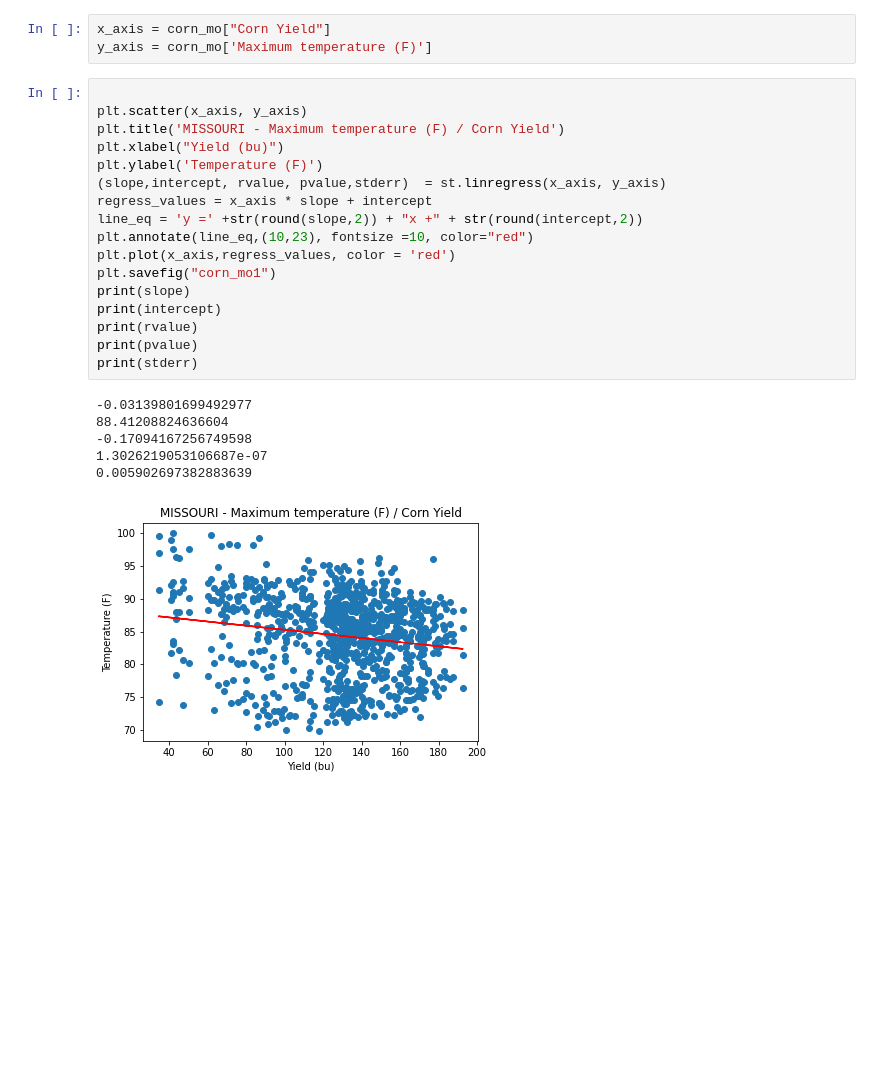
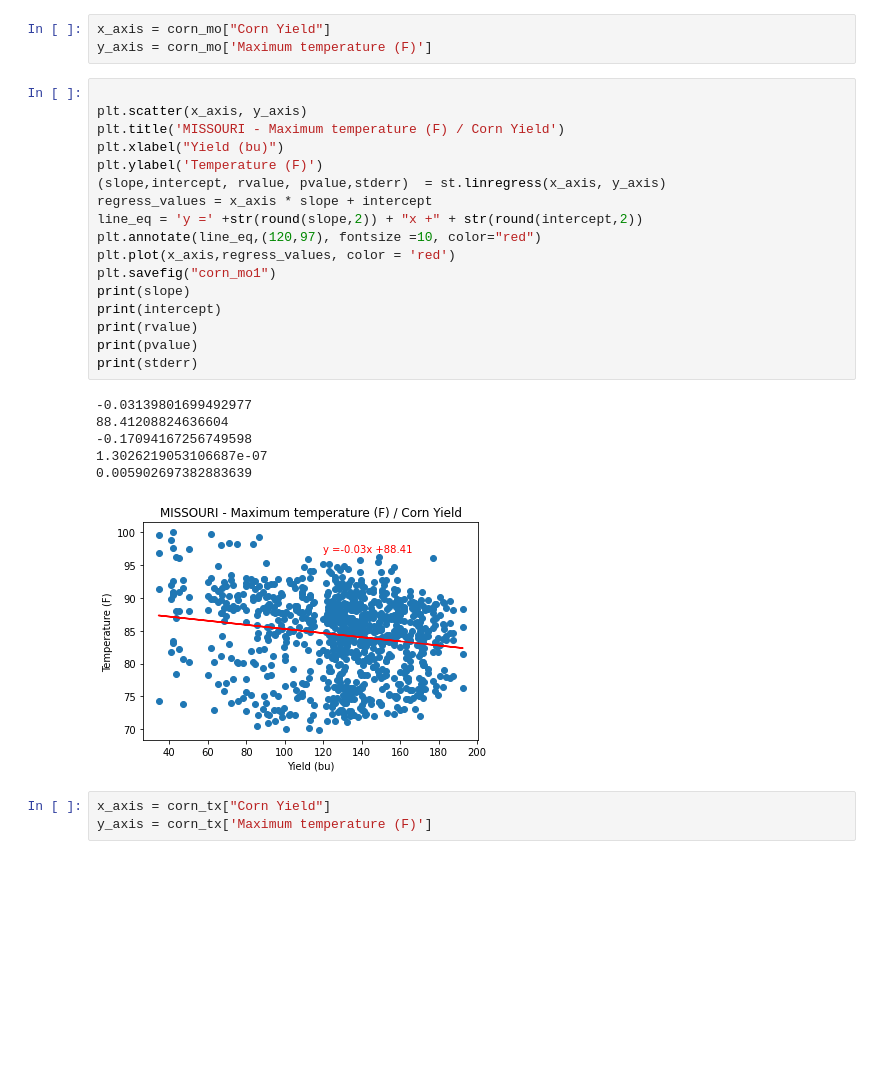
Before and after one commit to nourhamdan/databootcamp_project1, a Jupyter notebook: Project1_pt3.ipynb, the cells around one changed output. Saved outputs shown, nothing was run; the diff lists cells and outputs as text; blank space fills up the shorter version.

```diff
--- a/Project1_pt3.ipynb
+++ b/Project1_pt3.ipynb
@@ -859,24 +859,27 @@ y_axis = corn_mo['Maximum temperature (F)']
 # %%
 
 plt.scatter(x_axis, y_axis)
 plt.title('MISSOURI - Maximum temperature (F) / Corn Yield')
 plt.xlabel("Yield (bu)")
 plt.ylabel('Temperature (F)')
 (slope,intercept, rvalue, pvalue,stderr)  = st.linregress(x_axis, y_axis)
 regress_values = x_axis * slope + intercept
 line_eq = 'y =' +str(round(slope,2)) + "x +" + str(round(intercept,2))
-plt.annotate(line_eq,(10,23), fontsize =10, color="red")
+plt.annotate(line_eq,(120,97), fontsize =10, color="red")
 plt.plot(x_axis,regress_values, color = 'red')
 plt.savefig("corn_mo1")
 print(slope)
 print(intercept)
 print(rvalue)
 print(pvalue)
 print(stderr)
 # %% [output]
 -0.03139801699492977
 88.41208824636604
 -0.17094167256749598
 1.3026219053106687e-07
 0.005902697382883639
-[figure, old version]
+[figure, new version]
+# %%
+x_axis = corn_tx["Corn Yield"]
+y_axis = corn_tx['Maximum temperature (F)']
```
Also changed, not shown: parts of 27 cells of this notebook.
